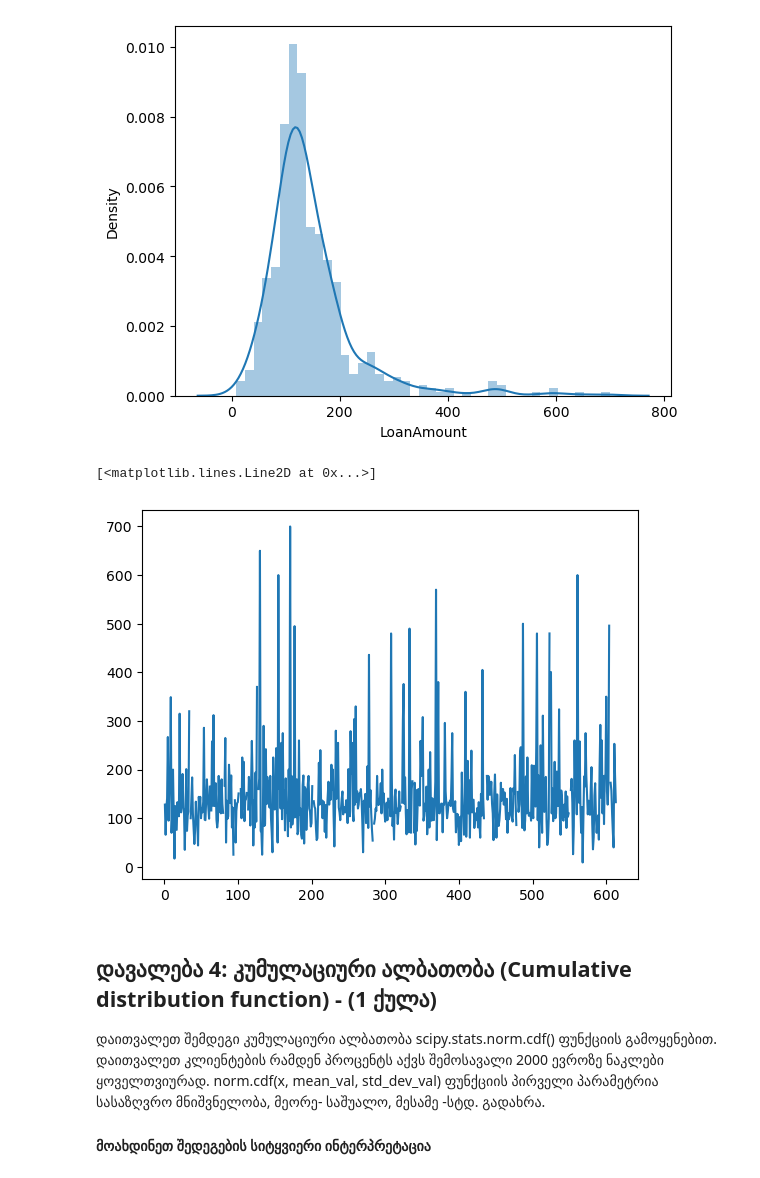
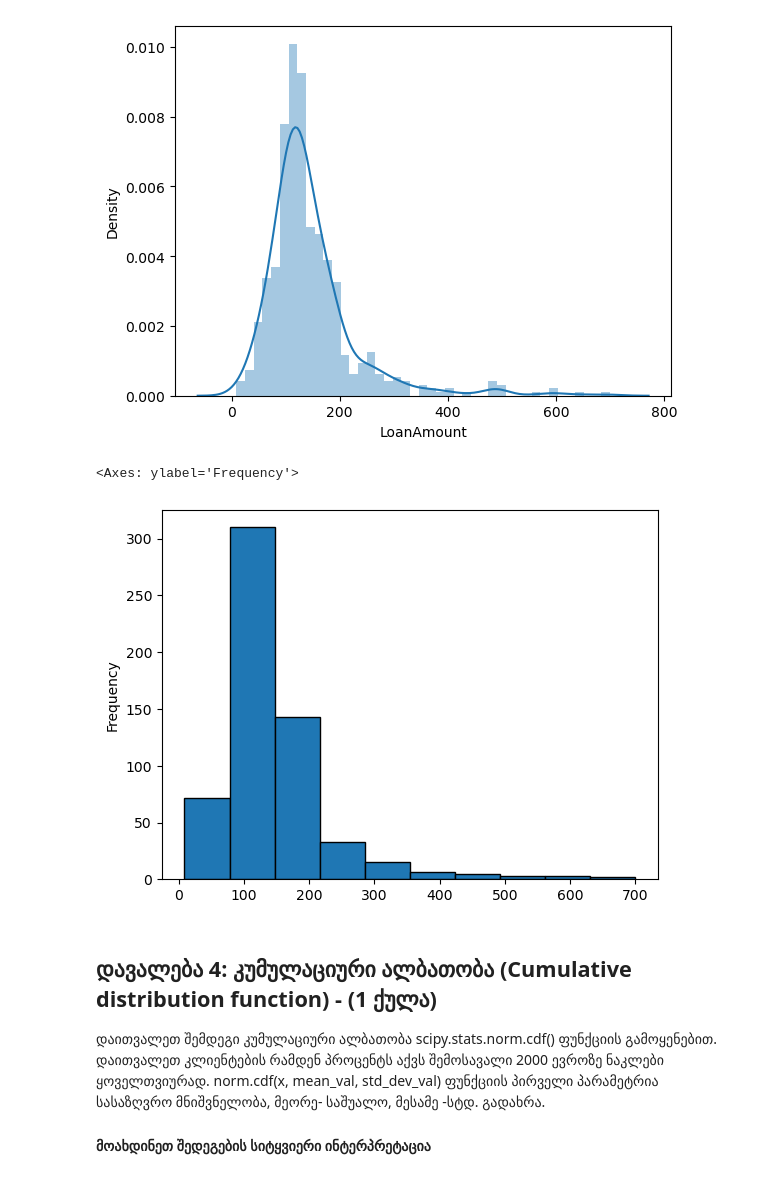
Before and after one commit to ggurgenashvili/DataAnalytics_Quiz2, a Jupyter notebook: Quiz 2_Probability_Statistics.ipynb, the cells around one changed output. Saved outputs shown, nothing was run; the diff lists cells and outputs as text; code cells hidden in the pictures.

```diff
--- a/Quiz 2_Probability_Statistics.ipynb
+++ b/Quiz 2_Probability_Statistics.ipynb
@@ -78,3 +78,16 @@ dtype: int64
 კოდს დაურთეთ თქვენი კომენტარები მოკლედ
 # %%
 #სესხის აღების ალბათობა მ Loan_Status-ის მიხედვით
+import pandas as pd
+
+# Loan_Status სვეტის ამოღება
+data = df['Loan_Status']
+
+df = pd.DataFrame(data)
+
+total_loans = df.shape[0]  #სესხის სრული რაოდენობა
+approved_loans = df[df['Loan_Status'] == 'Y'].shape[0]  #დადასტურებული სესხების რაოდენობა
+
+probability_of_approval = approved_loans / total_loans #  სესხის აღების ალბათობა
+
+print(f"Probability of getting a loan: {probability_of_approval:.2f}")
@@ -101,11 +116,10 @@ sns.distplot(df['LoanAmount'])
 # %%
 import matplotlib.pyplot as plt
 
-# df['ApplicantIncome'].plot(kind='hist')
-plt.plot(df['LoanAmount'])
+df['LoanAmount'].plot(kind='hist', bins=10, edgecolor='black')
 # %% [output]
-[<matplotlib.lines.Line2D at 0x...>]
+<Axes: ylabel='Frequency'>
-[figure, old version]
+[figure, new version]
 # %% [markdown]
 ## დავალება 4:  კუმულაციური ალბათობა (Cumulative distribution function) - (1 ქულა)
 დაითვალეთ შემდეგი კუმულაციური ალბათობა scipy.stats.norm.cdf() ფუნქციის გამოყენებით.
```
Also changed, not shown: parts of 6 cells of this notebook.
